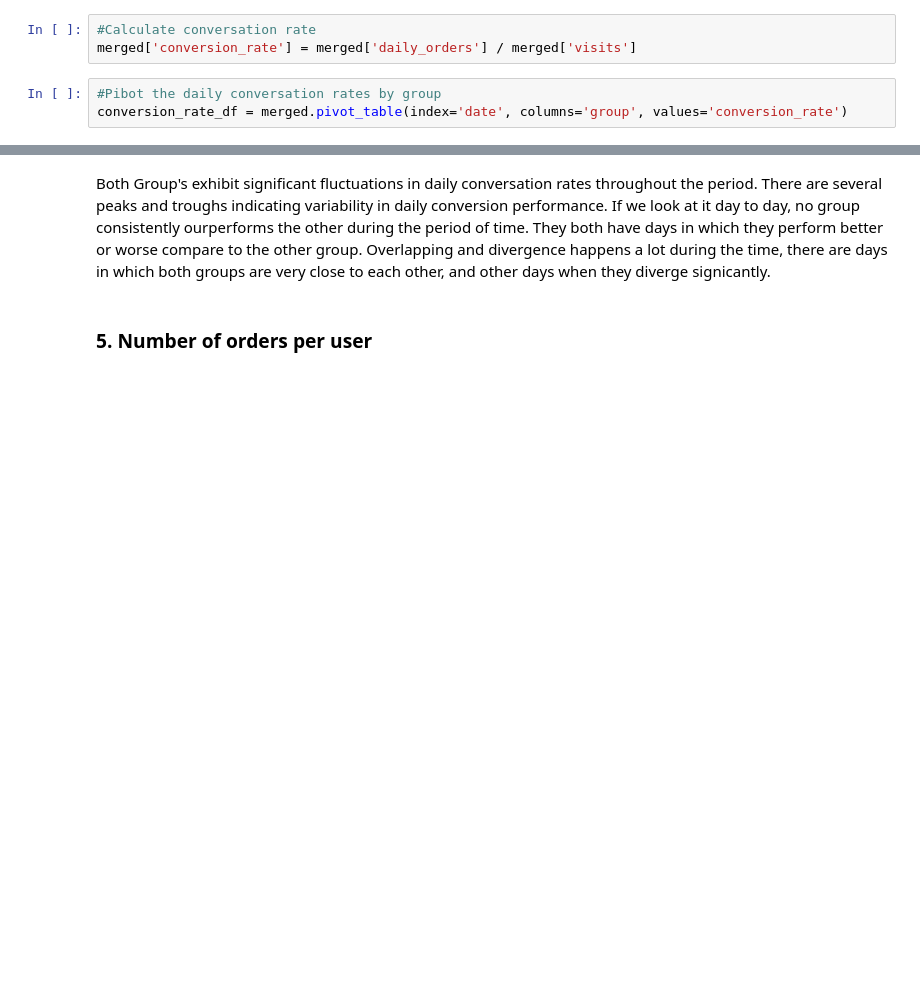
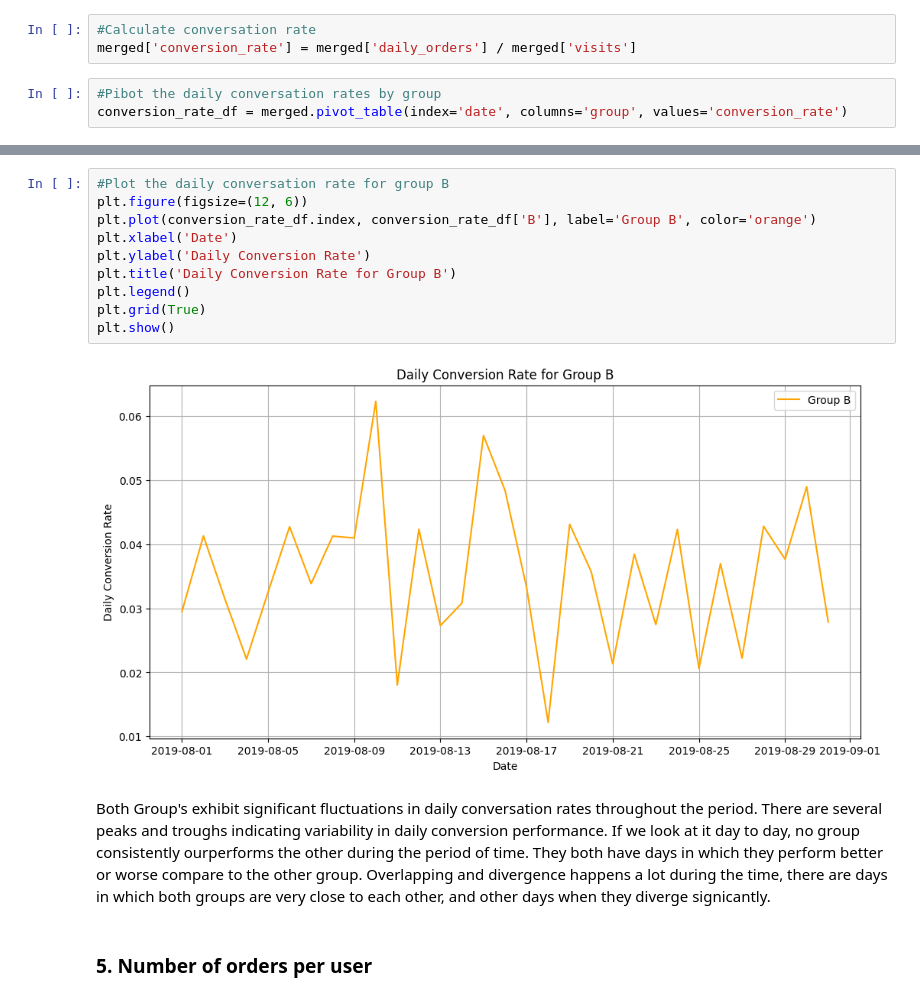
Before and after one commit to Jenner-Valdez/A-B-testing, a Jupyter notebook: Datasets/A-B Testing.ipynb, the cells around one changed output, grey strips where cells are left out. Saved outputs shown, nothing was run; the diff lists cells and outputs as text; blank space fills up the shorter version.

```diff
--- a/Datasets/A-B Testing.ipynb
+++ b/Datasets/A-B Testing.ipynb
@@ -466,3 +471,15 @@ plt.show()
+# %%
+#Plot the daily conversation rate for group B
+plt.figure(figsize=(12, 6))
+plt.plot(conversion_rate_df.index, conversion_rate_df['B'], label='Group B', color='orange')
+plt.xlabel('Date')
+plt.ylabel('Daily Conversion Rate')
+plt.title('Daily Conversion Rate for Group B')
+plt.legend()
+plt.grid(True)
+plt.show()
+# %% [output]
+[figure, added]
 # %% [markdown]
 Both Group's exhibit significant fluctuations in daily conversation rates throughout the period. There are several peaks and troughs indicating variability in daily conversion performance. If we look at it day to day, no group consistently ourperforms the other during the period of time. They both have days in which they perform better or worse compare to the other group. Overlapping and divergence happens a lot during the time, there are days in which both groups are very close to each other, and other days when they diverge signicantly.
 # %% [markdown]
```
Also changed, not shown: parts of 32 cells of this notebook.
